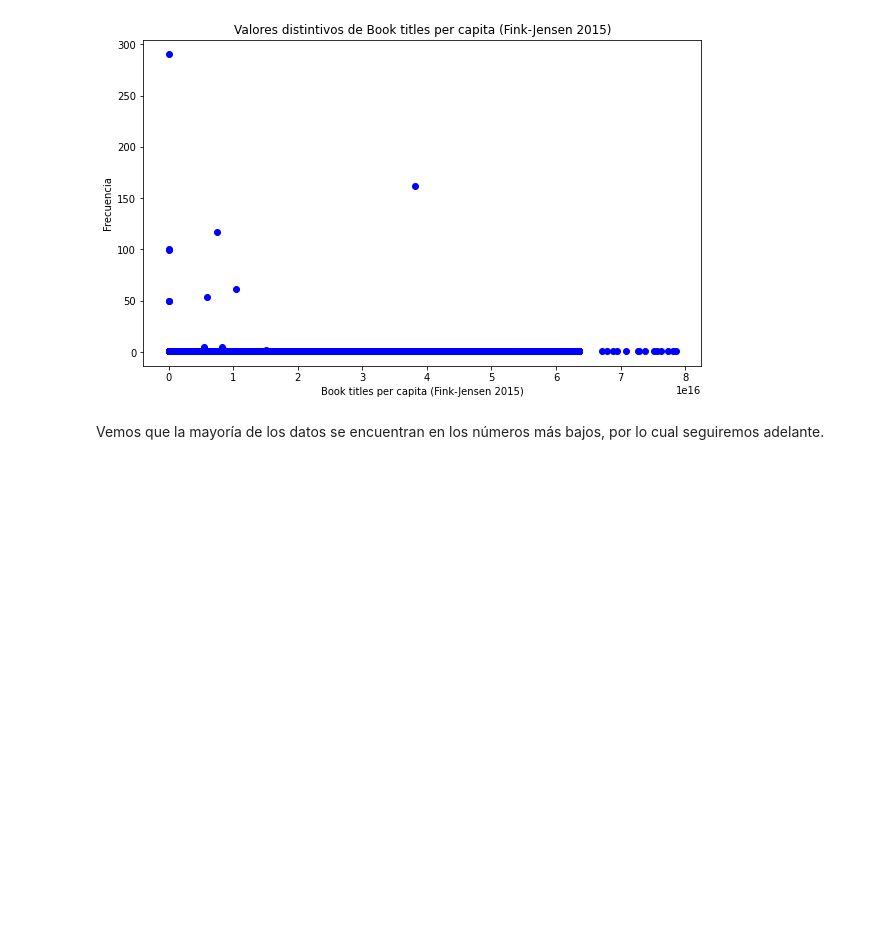
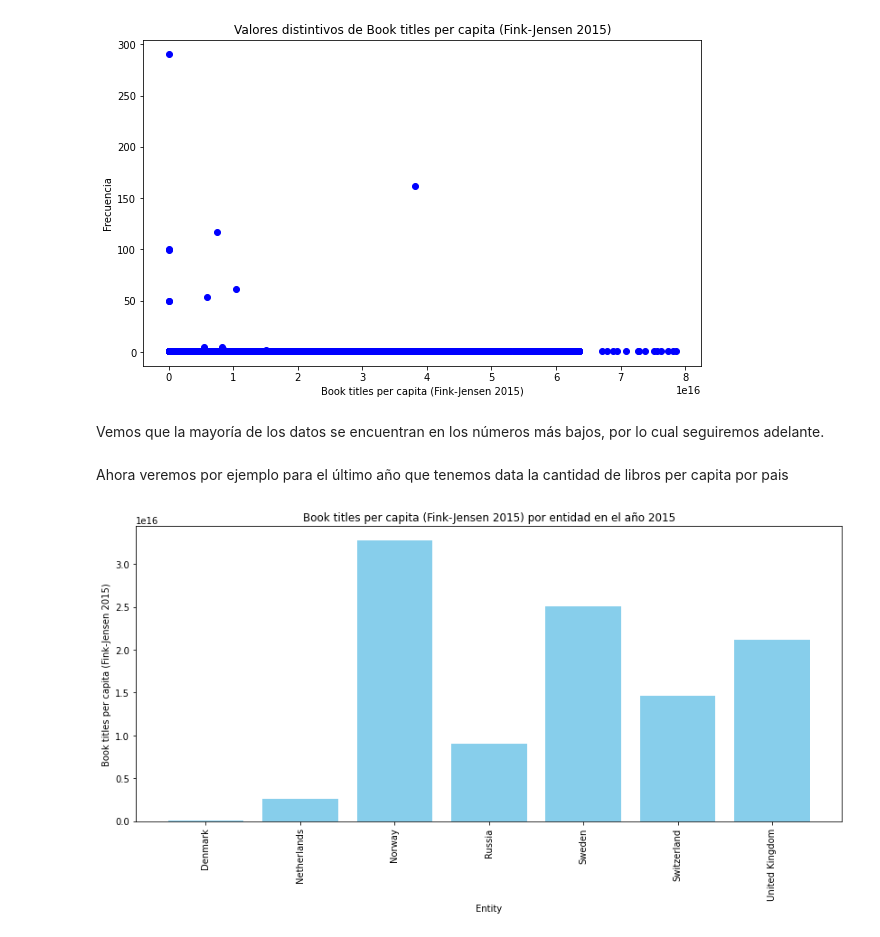
Before and after one commit to mariosanchez5/Limpieza-y-Transformacion-de-datos---Varios, a Jupyter notebook: Libros_Pais.ipynb, the cells around one changed output. Saved outputs shown, nothing was run; the diff lists cells and outputs as text; code cells hidden in the pictures; blank space fills up the shorter version.

```diff
--- a/Libros_Pais.ipynb
+++ b/Libros_Pais.ipynb
@@ -143,3 +143,18 @@ plt.show()
 [figure]
 # %% [markdown]
 Vemos que la mayoría de los datos se encuentran en los números más bajos, por lo cual seguiremos adelante.
+# %% [markdown]
+Ahora veremos por ejemplo para el último año que tenemos data la cantidad de libros per capita por pais
+# %%
+# Filtrar el DataFrame por el año 2009
+df_2015 = df[df['Year'] == 2009]
+
+plt.figure(figsize=(14, 6))
+plt.bar(df_2015['Entity'], df_2015['Book titles per capita (Fink-Jensen 2015)'], color='skyblue')
+plt.xlabel('Entity')
+plt.ylabel('Book titles per capita (Fink-Jensen 2015)')
+plt.title('Book titles per capita (Fink-Jensen 2015) por entidad en el año 2015')
+plt.xticks(rotation=90)
+plt.show()
+# %% [output]
+[figure, added]
```
Also changed, not shown: parts of 2 cells of this notebook.
